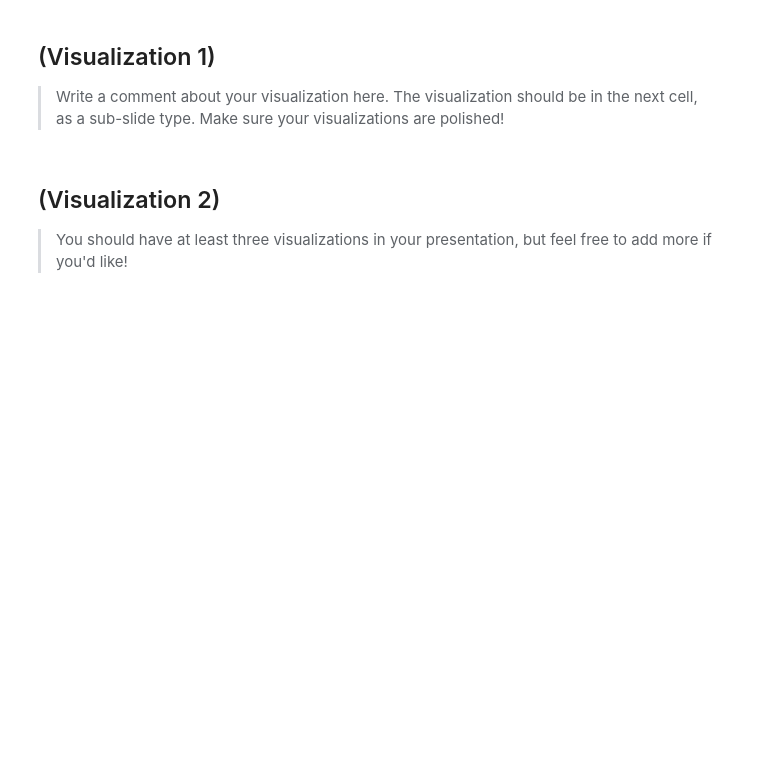
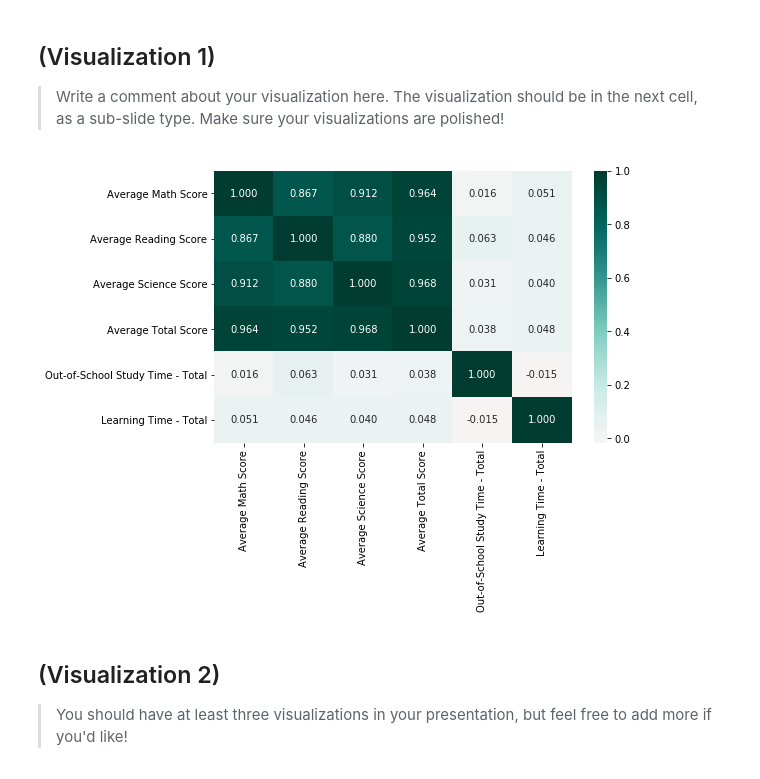
Before and after one commit to Dyke-F/Pisa-Data-Analysis, a Jupyter notebook: pisa_slide_deck.ipynb, the cells around one changed output. Cells and saved outputs as stored; diff of their text form; code cells hidden in the pictures; blank space fills up the shorter version.

Commit message:
Add relevant plots to slide deck

```diff
--- a/pisa_slide_deck.ipynb
+++ b/pisa_slide_deck.ipynb
@@ -26,3 +24,24 @@ warnings.simplefilter("ignore")
+# %%
+# Load in the cleaned csv that was created in the wrangle_pisa notebook
+pisa = pd.read_csv('pisa_df.csv')
+
+# Set up variables for colors to be used in plotting
+color1 = '#a7d7c5'
+color2 = '#74b49b'
+color3 = '#5c8d89'
+color_male = '#ff8162'
+color_female = '#ffcd60'
+color_gends = ['#ffcd60', '#ff8162']
+line = '#ff8000'
+# %%
+# Convert parental level of education into ordered categorical types
+ordinal_var_dict = {'Education - Father': ['Early childhood', 'Primary', 'Lower secondary', 'Upper secondary', 'Post-secondary', 'Short-cycle tertiary', 'Bachelor’s or equivalent'],
+                    'Education - Mother': ['Early childhood', 'Primary', 'Lower secondary', 'Upper secondary', 'Post-secondary', 'Short-cycle tertiary', 'Bachelor’s or equivalent']}
+
+for var in ordinal_var_dict:
+    ordered_var = pd.api.types.CategoricalDtype(ordered = True,
+                                                categories = ordinal_var_dict[var])
+    pisa[var] = pisa[var].astype(ordered_var)
 # %% [markdown]
 > Note that the above cells have been set as "Skip"-type slides. That means
 that when the notebook is rendered as http slides, those cells won't show up.
@@ -31,6 +50,16 @@ that when the notebook is rendered as http slides, those cells won't show up.
 
 > Write a comment about your visualization here. The visualization should be in
 the next cell, as a sub-slide type. Make sure your visualizations are polished!
+# %%
+numeric_vars = ['Average Math Score', 'Average Reading Score', 'Average Science Score', 'Average Total Score', 'Out-of-School Study Time - Total', 'Learning Time - Total']
+
+# Correlation plot
+plt.figure(figsize = [8, 5])
+sb.heatmap(pisa[numeric_vars].corr(), annot = True, fmt = '.3f',
+           cmap = 'BrBG', center = 0)
+plt.show()
+# %% [output]
+[figure, added]
 # %% [markdown]
 ## (Visualization 2)
 
```
Also changed, not shown: parts of 7 cells of this notebook.
